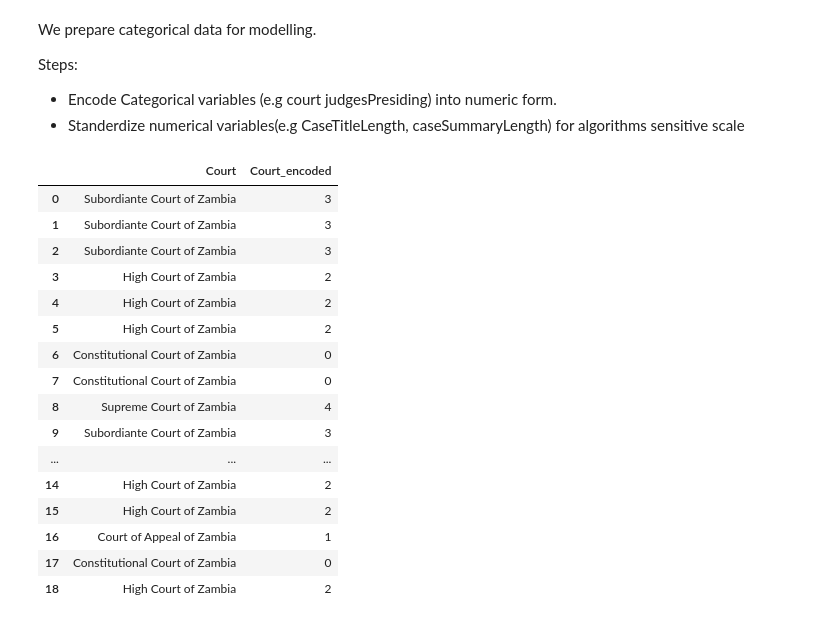
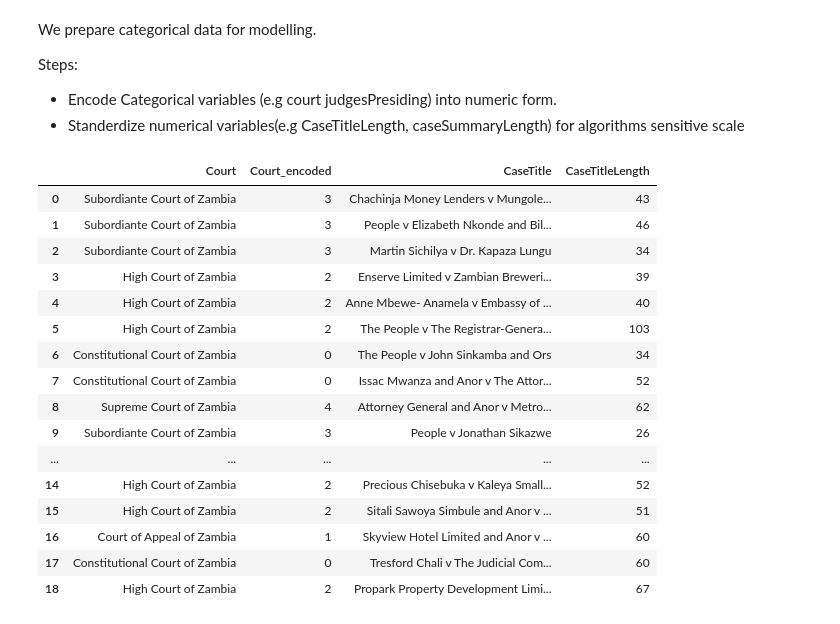
Before and after one commit to SuwilanjiTrey/DataMining-11, a Jupyter notebook: dataMiningGroup11.ipynb, the cells around one changed output. Cells and saved outputs as stored; diff of their text form; code cells hidden in the pictures.

```diff
--- a/dataMiningGroup11.ipynb
+++ b/dataMiningGroup11.ipynb
@@ -237,20 +237,20 @@ for col in num_cols:
 # %%
-df[['Court','Court_encoded']]
+df[['Court','Court_encoded','CaseTitle','CaseTitleLength']]
 # %% [output]
-|  | Court | Court_encoded |
-| 0 | Subordiante Court of Zambia | 3 |
-| 1 | Subordiante Court of Zambia | 3 |
-| 2 | Subordiante Court of Zambia | 3 |
-| 3 | High Court of Zambia | 2 |
-| 4 | High Court of Zambia | 2 |
-| 5 | High Court of Zambia | 2 |
-| 6 | Constitutional Court of Zambia | 0 |
-| 7 | Constitutional Court of Zambia | 0 |
-| 8 | Supreme Court of Zambia | 4 |
-| 9 | Subordiante Court of Zambia | 3 |
-| ... | ... | ... |
-| 14 | High Court of Zambia | 2 |
-| 15 | High Court of Zambia | 2 |
-| 16 | Court of Appeal of Zambia | 1 |
-| 17 | Constitutional Court of Zambia | 0 |
-| 18 | High Court of Zambia | 2 |
+|  | Court | Court_encoded | CaseTitle | CaseTitleLength |
+| 0 | Subordiante Court of Zambia | 3 | Chachinja Money Lenders v Mungole... | 43 |
+| 1 | Subordiante Court of Zambia | 3 | People v Elizabeth Nkonde and Bil... | 46 |
+| 2 | Subordiante Court of Zambia | 3 | Martin Sichilya v Dr. Kapaza Lungu | 34 |
+| 3 | High Court of Zambia | 2 | Enserve Limited v Zambian Breweri... | 39 |
+| 4 | High Court of Zambia | 2 | Anne Mbewe- Anamela v Embassy of ... | 40 |
+| 5 | High Court of Zambia | 2 | The People v The Registrar-Genera... | 103 |
+| 6 | Constitutional Court of Zambia | 0 | The People v John Sinkamba and Ors | 34 |
+| 7 | Constitutional Court of Zambia | 0 | Issac Mwanza and Anor v The Attor... | 52 |
+| 8 | Supreme Court of Zambia | 4 | Attorney General and Anor v Metro... | 62 |
+| 9 | Subordiante Court of Zambia | 3 | People v Jonathan Sikazwe | 26 |
+| ... | ... | ... | ... | ... |
+| 14 | High Court of Zambia | 2 | Precious Chisebuka v Kaleya Small... | 52 |
+| 15 | High Court of Zambia | 2 | Sitali Sawoya Simbule and Anor v ... | 51 |
+| 16 | Court of Appeal of Zambia | 1 | Skyview Hotel Limited and Anor v ... | 60 |
+| 17 | Constitutional Court of Zambia | 0 | Tresford Chali v The Judicial Com... | 60 |
+| 18 | High Court of Zambia | 2 | Propark Property Development Limi... | 67 |
```
Also changed, not shown: parts of 1 cell of this notebook.
